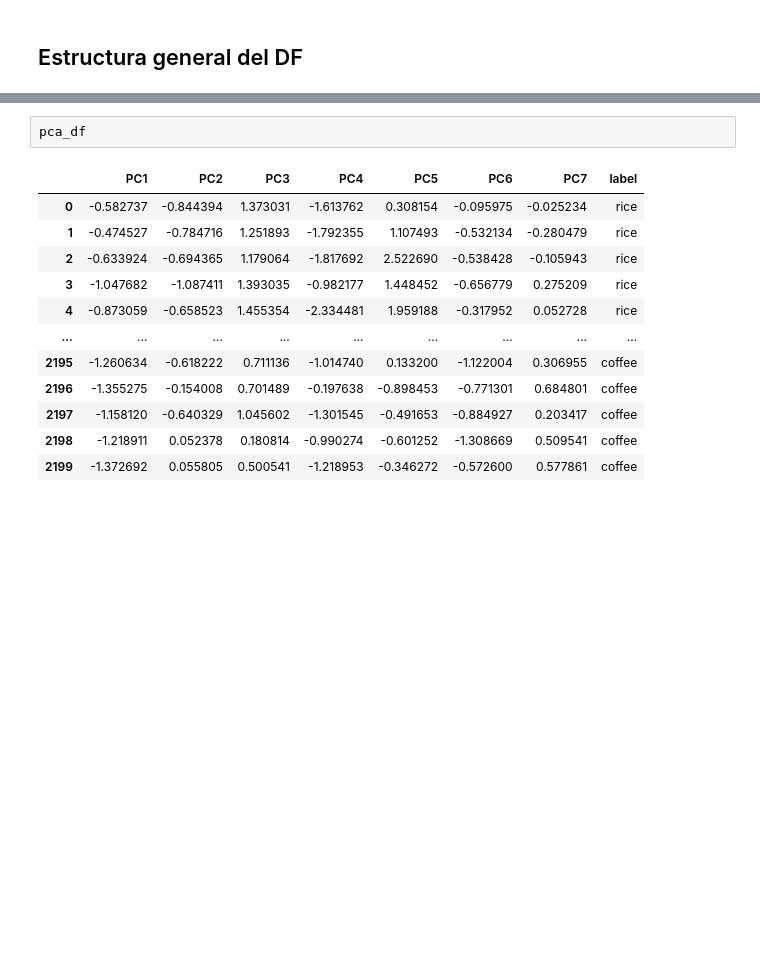
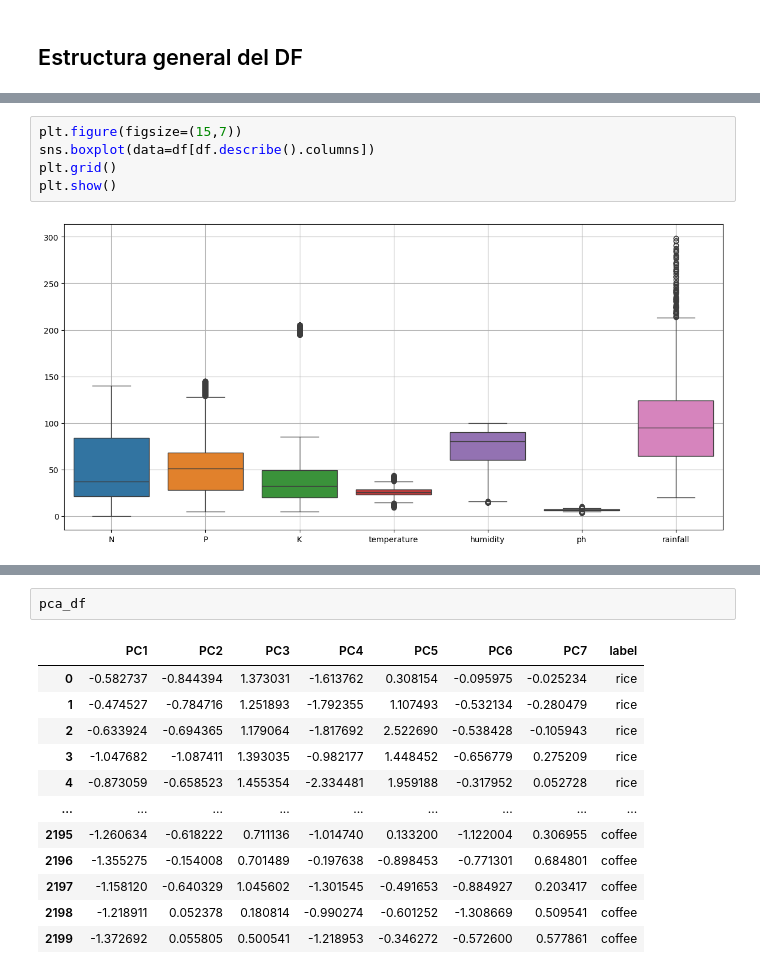
Before and after one commit to agustinarenas/MD-TUIA-Arenas-Petetta, a Jupyter notebook: dm_tp.ipynb, the cells around one changed output, grey strips where cells are left out. Saved outputs shown, nothing was run; the diff lists cells and outputs as text; blank space fills up the shorter version.

```diff
--- a/dm_tp.ipynb
+++ b/dm_tp.ipynb
@@ -159,0 +141,7 @@ pca_df['label'] = df['label']
+# %%
+plt.figure(figsize=(15,7))
+sns.boxplot(data=df[df.describe().columns])
+plt.grid()
+plt.show()
+# %% [output]
+[figure, added]
```
Also changed, not shown: parts of 64 cells of this notebook.
